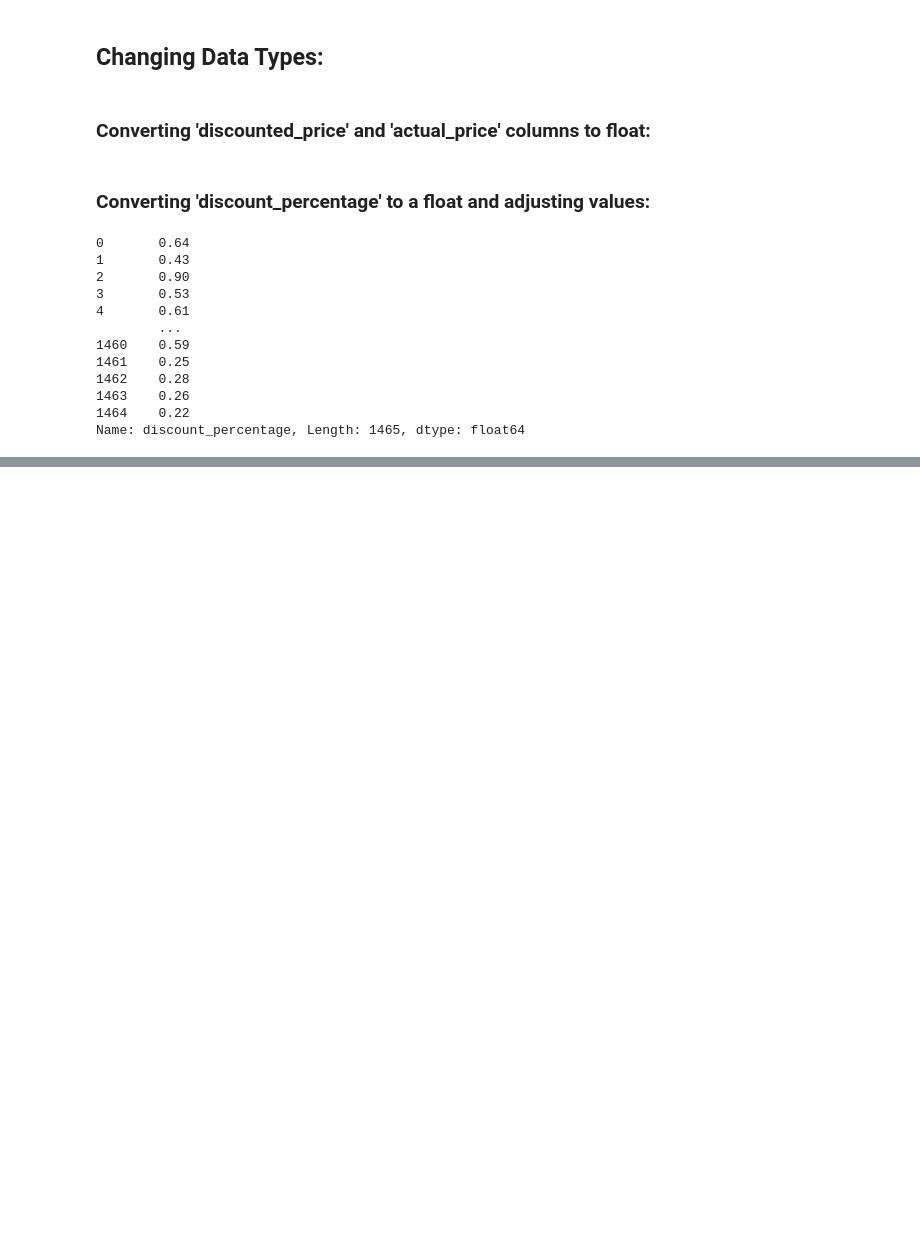
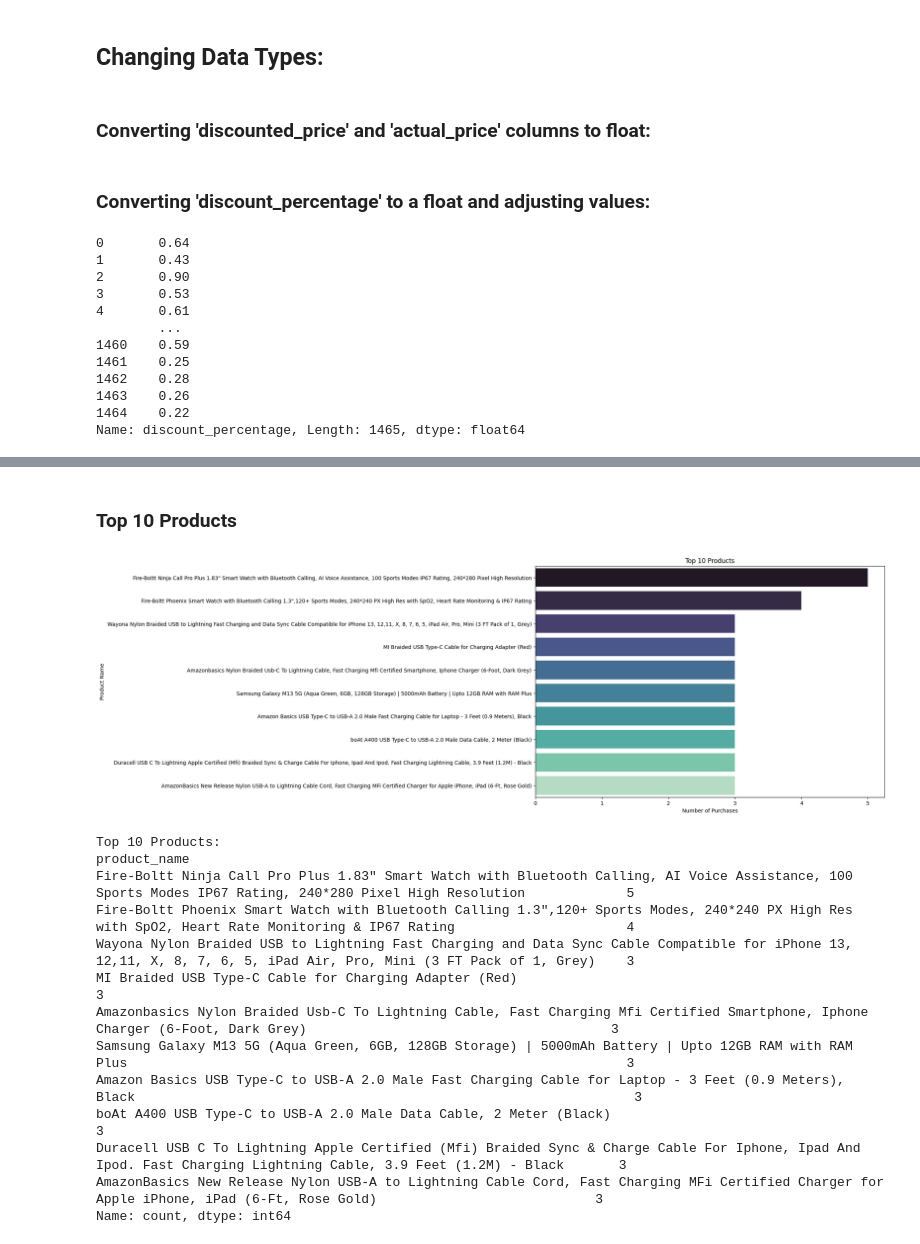
Before and after one commit to ReapredatoR/CodeAlpha_Data_Exploration, a Jupyter notebook: main.ipynb, the cells around one changed output, grey strips where cells are left out. Saved outputs shown, nothing was run; the diff lists cells and outputs as text; code cells hidden in the pictures; blank space fills up the shorter version.

```diff
--- a/main.ipynb
+++ b/main.ipynb
@@ -174,0 +233,29 @@ amazon_df.head()
+# %% [markdown]
+### Top 10 Products
+# %%
+top_10_products = amazon_df['product_name'].value_counts().nlargest(10)
+
+plt.figure(figsize=(12, 8))
+sns.barplot(x=top_10_products.values, y=top_10_products.index, palette='mako', hue=top_10_products.index, legend=False)
+plt.title('Top 10 Products')
+plt.xlabel('Number of Purchases')
+plt.ylabel('Product Name')
+plt.show()
+
+print ("Top 10 Products:")
+print(top_10_products)
+# %% [output]
+[figure, added]
+Top 10 Products:
+product_name
+Fire-Boltt Ninja Call Pro Plus 1.83" Smart Watch with Bluetooth Calling, AI Voice Assistance, 100 Sports Modes IP67 Rating, 240*280 Pixel High Resolution             5
+Fire-Boltt Phoenix Smart Watch with Bluetooth Calling 1.3",120+ Sports Modes, 240*240 PX High Res with SpO2, Heart Rate Monitoring & IP67 Rating                      4
+Wayona Nylon Braided USB to Lightning Fast Charging and Data Sync Cable Compatible for iPhone 13, 12,11, X, 8, 7, 6, 5, iPad Air, Pro, Mini (3 FT Pack of 1, Grey)    3
+MI Braided USB Type-C Cable for Charging Adapter (Red)                                                                                                                3
+Amazonbasics Nylon Braided Usb-C To Lightning Cable, Fast Charging Mfi Certified Smartphone, Iphone Charger (6-Foot, Dark Grey)                                       3
+Samsung Galaxy M13 5G (Aqua Green, 6GB, 128GB Storage) | 5000mAh Battery | Upto 12GB RAM with RAM Plus                                                                3
+Amazon Basics USB Type-C to USB-A 2.0 Male Fast Charging Cable for Laptop - 3 Feet (0.9 Meters), Black                                                                3
+boAt A400 USB Type-C to USB-A 2.0 Male Data Cable, 2 Meter (Black)                                                                                                    3
+Duracell USB C To Lightning Apple Certified (Mfi) Braided Sync & Charge Cable For Iphone, Ipad And Ipod. Fast Charging Lightning Cable, 3.9 Feet (1.2M) - Black       3
+AmazonBasics New Release Nylon USB-A to Lightning Cable Cord, Fast Charging MFi Certified Charger for Apple iPhone, iPad (6-Ft, Rose Gold)                            3
+Name: count, dtype: int64
```
Also changed, not shown: parts of 4 cells of this notebook, 2 other files.
